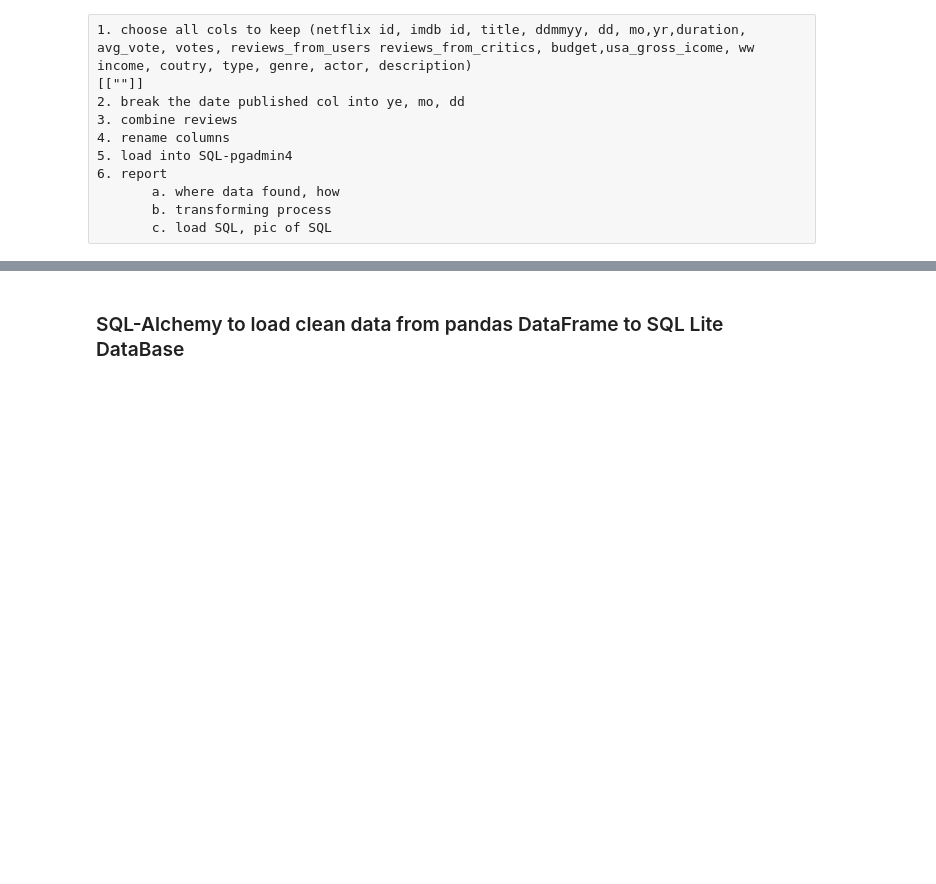
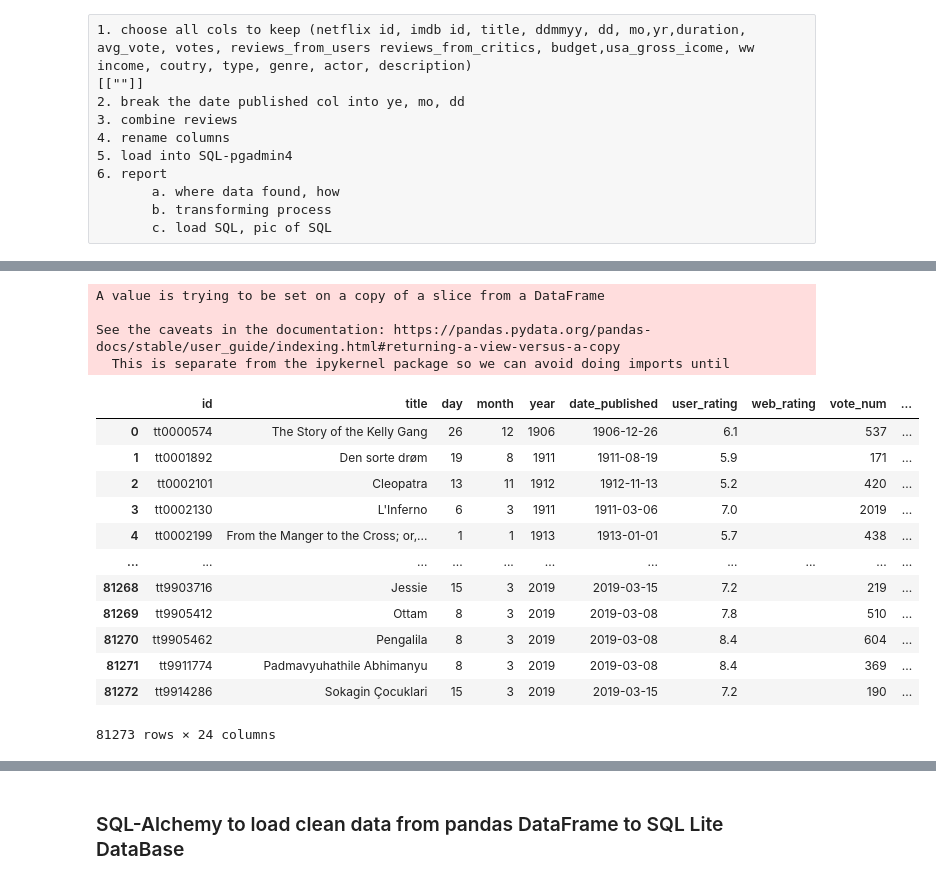
Before and after one commit to henryle-n/Extract-Transform-Load, a Jupyter notebook: hle_IMDb.ipynb, the cells around one changed output, grey strips where cells are left out. Cells and saved outputs as stored; diff of their text form; code cells hidden in the pictures; blank space fills up the shorter version.

```diff
--- a/hle_IMDb.ipynb
+++ b/hle_IMDb.ipynb
@@ -239,0 +214,34 @@ processed_df.fillna('')
+# %%
+for ea_row in np.arange(0, len(processed_df['worlwide_gross_income'])):
+    temp_val = processed_df['worlwide_gross_income'][ea_row]
+    if "$ " in temp_val:
+        temp_val = temp_val.replace("$ ", "")
+
+    elif "$" in temp_val:
+        temp_val = temp_val.replace("$", "")
+
+    elif "INR" in temp_val:
+        temp_val = temp_val.replace("INR ", "")
+
+    elif "INR" in temp_val:
+        temp_val = temp_val.replace("INR", "")
+        temp_val = int ()
+processed_df
+# %% [output]
+A value is trying to be set on a copy of a slice from a DataFrame
+
+See the caveats in the documentation: https://pandas.pydata.org/pandas-docs/stable/user_guide/indexing.html#returning-a-view-versus-a-copy
+  This is separate from the ipykernel package so we can avoid doing imports until
+|  | id | title | day | month | year | date_published | user_rating | web_rating | vote_num | ... |
+| 0 | tt0000574 | The Story of the Kelly Gang | 26 | 12 | 1906 | 1906-12-26 | 6.1 |  | 537 | ... |
+| 1 | tt0001892 | Den sorte drøm | 19 | 8 | 1911 | 1911-08-19 | 5.9 |  | 171 | ... |
+| 2 | tt0002101 | Cleopatra | 13 | 11 | 1912 | 1912-11-13 | 5.2 |  | 420 | ... |
+| 3 | tt0002130 | L'Inferno | 6 | 3 | 1911 | 1911-03-06 | 7.0 |  | 2019 | ... |
+| 4 | tt0002199 | From the Manger to the Cross; or,... | 1 | 1 | 1913 | 1913-01-01 | 5.7 |  | 438 | ... |
+| ... | ... | ... | ... | ... | ... | ... | ... | ... | ... | ... |
+| 81268 | tt9903716 | Jessie | 15 | 3 | 2019 | 2019-03-15 | 7.2 |  | 219 | ... |
+| 81269 | tt9905412 | Ottam | 8 | 3 | 2019 | 2019-03-08 | 7.8 |  | 510 | ... |
+| 81270 | tt9905462 | Pengalila | 8 | 3 | 2019 | 2019-03-08 | 8.4 |  | 604 | ... |
+| 81271 | tt9911774 | Padmavyuhathile Abhimanyu | 8 | 3 | 2019 | 2019-03-08 | 8.4 |  | 369 | ... |
+| 81272 | tt9914286 | Sokagin Çocuklari | 15 | 3 | 2019 | 2019-03-15 | 7.2 |  | 190 | ... |
+81273 rows × 24 columns
```
Also changed, not shown: parts of 13 cells of this notebook, 1 other file.
